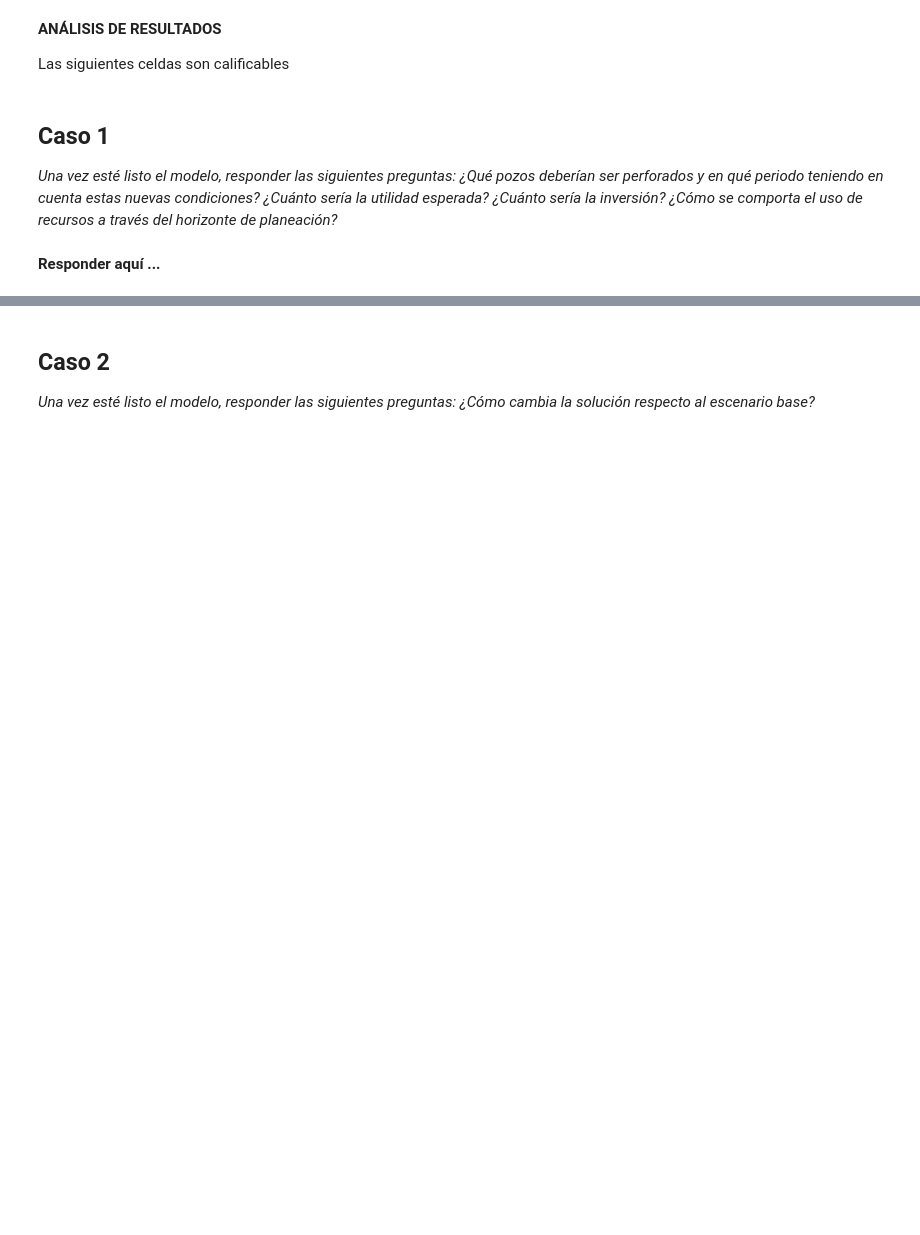
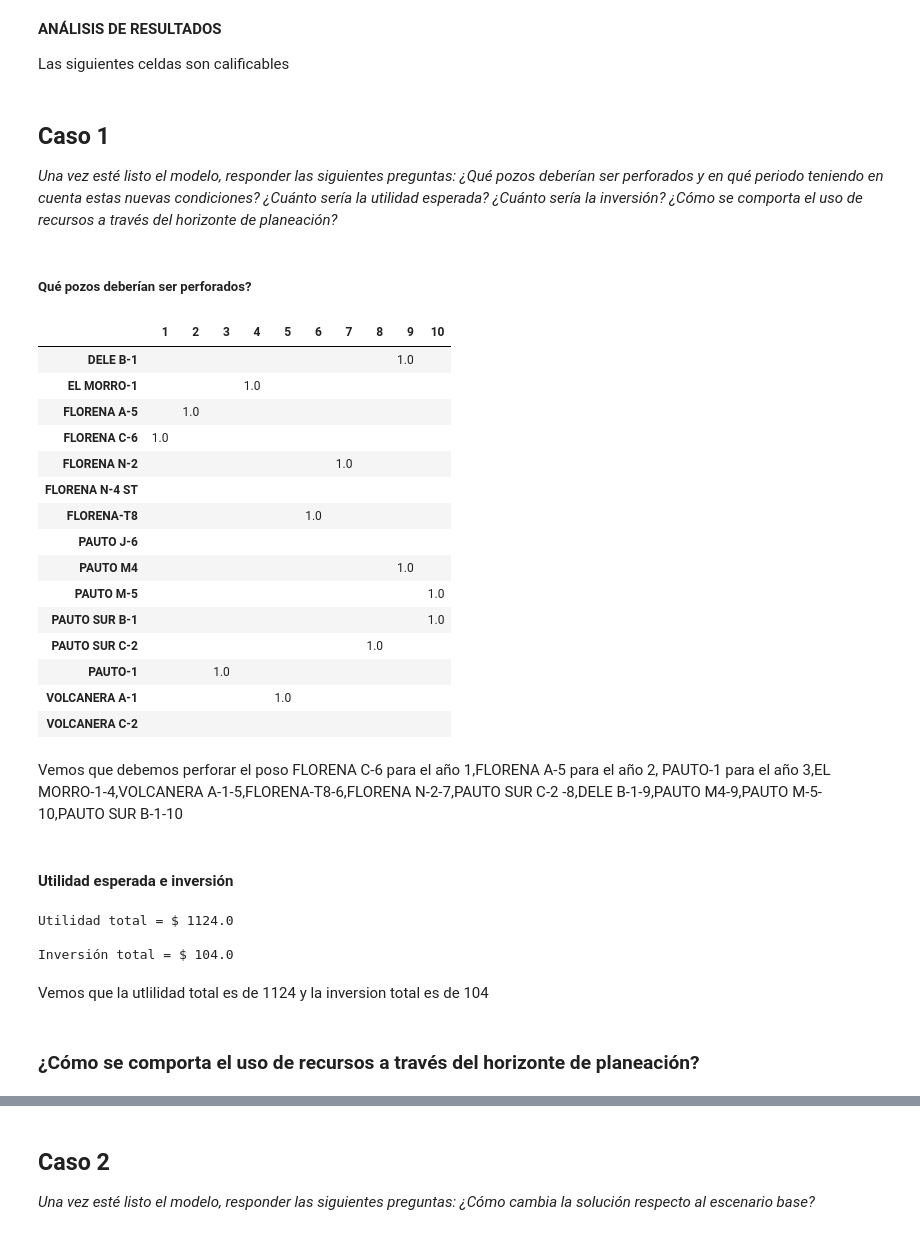
Before and after one commit to davidsmoreno/Analytics, a Jupyter notebook: Modelaje y Mejora De Procesos/Cases/Caso4_Plantilla.ipynb, the cells around one changed output, grey strips where cells are left out. Saved outputs shown, nothing was run; the diff lists cells and outputs as text; code cells hidden in the pictures; blank space fills up the shorter version.

```diff
--- a/Modelaje y Mejora De Procesos/Cases/Caso4_Plantilla.ipynb
+++ b/Modelaje y Mejora De Procesos/Cases/Caso4_Plantilla.ipynb
@@ -793,5 +813,56 @@ Las siguientes celdas son calificables
 *Una vez esté listo el modelo, responder las siguientes preguntas:  ¿Qué pozos deberían ser perforados y en qué periodo teniendo en cuenta estas nuevas condiciones?
 ¿Cuánto sería la utilidad esperada? ¿Cuánto sería la inversión? ¿Cómo se comporta el uso de recursos a
 través del horizonte de planeación?*
+# %% [markdown]
+##### Qué pozos deberían ser perforados?
+# %%
+# Imprimir producción cada año
+matriz = []
+for i in Pozos:
+    fila = []  # Cada fila contiene la información de un pozo
+    for t in Tiempos:
+        if lp.value(x[i, t]) > 0:
+            fila.append(lp.value(x[i, t]))
+        else:
+            fila.append("")
+    matriz.append(fila)
+
+pd.DataFrame(matriz, index=Pozos, columns=Tiempos)
+# %% [output]
+|  | 1 | 2 | 3 | 4 | 5 | 6 | 7 | 8 | 9 | 10 |
+| DELE B-1 |  |  |  |  |  |  |  |  | 1.0 |  |
+| EL MORRO-1 |  |  |  | 1.0 |  |  |  |  |  |  |
+| FLORENA A-5 |  | 1.0 |  |  |  |  |  |  |  |  |
+| FLORENA C-6 | 1.0 |  |  |  |  |  |  |  |  |  |
+| FLORENA N-2 |  |  |  |  |  |  | 1.0 |  |  |  |
+| FLORENA N-4 ST |  |  |  |  |  |  |  |  |  |  |
+| FLORENA-T8 |  |  |  |  |  | 1.0 |  |  |  |  |
+| PAUTO J-6 |  |  |  |  |  |  |  |  |  |  |
+| PAUTO M4 |  |  |  |  |  |  |  |  | 1.0 |  |
+| PAUTO M-5 |  |  |  |  |  |  |  |  |  | 1.0 |
+| PAUTO SUR B-1 |  |  |  |  |  |  |  |  |  | 1.0 |
+| PAUTO SUR C-2 |  |  |  |  |  |  |  | 1.0 |  |  |
+| PAUTO-1 |  |  | 1.0 |  |  |  |  |  |  |  |
+| VOLCANERA A-1 |  |  |  |  | 1.0 |  |  |  |  |  |
+| VOLCANERA C-2 |  |  |  |  |  |  |  |  |  |  |
+# %% [markdown]
+Vemos que debemos perforar el poso FLORENA C-6 para el año 1,FLORENA A-5 para el año 2, PAUTO-1	para el año 3,EL MORRO-1-4,VOLCANERA A-1-5,FLORENA-T8-6,FLORENA N-2-7,PAUTO SUR C-2	-8,DELE B-1-9,PAUTO M4-9,PAUTO M-5-10,PAUTO SUR B-1-10
+# %% [markdown]
+#### Utilidad esperada e inversión
+# %%
+print("\nUtilidad total = $", lp.value(problema.objective))
+
+# Inversión
+print(
+    "\nInversión total = $",
+    sum(costo[i, t] * lp.value(x[i, t]) for i, t in Pozo_x_Tiempo),
+    end="\n\n",
+)
+# %% [output]
+Utilidad total = $ 1124.0
+
+Inversión total = $ 104.0
+# %% [markdown]
+Vemos que la utlilidad total es de 1124 y la inversion total es de 104
 # %% [markdown]
-**Responder aquí ...**
+### ¿Cómo se comporta el uso de recursos a través del horizonte de planeación?
```
Also changed, not shown: parts of 8 cells of this notebook, 1 other file.
